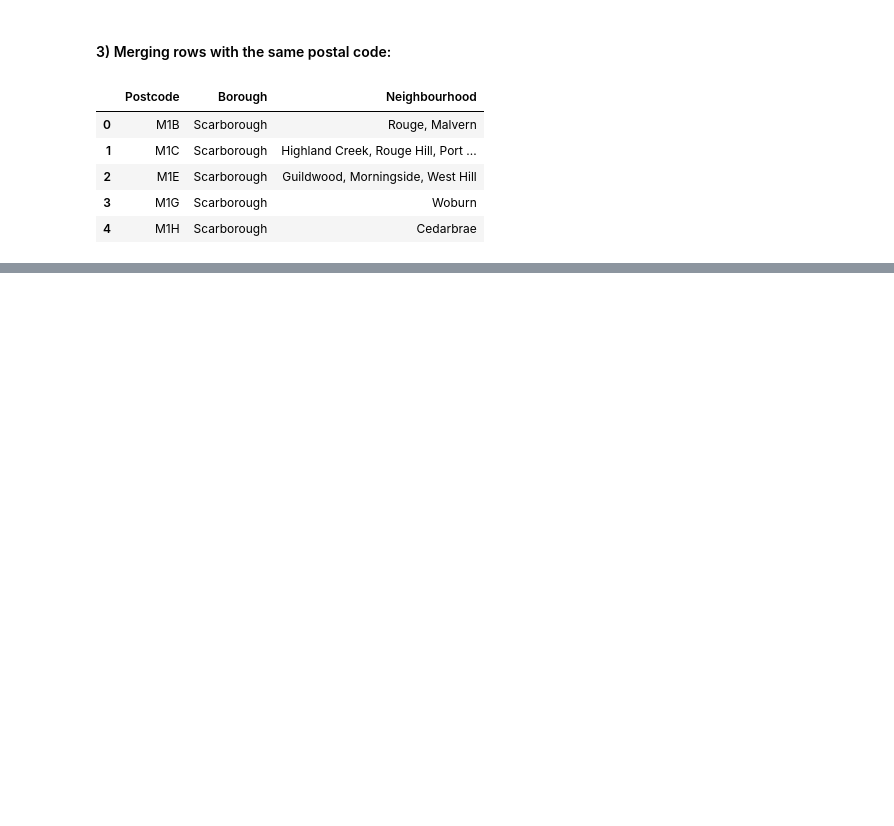
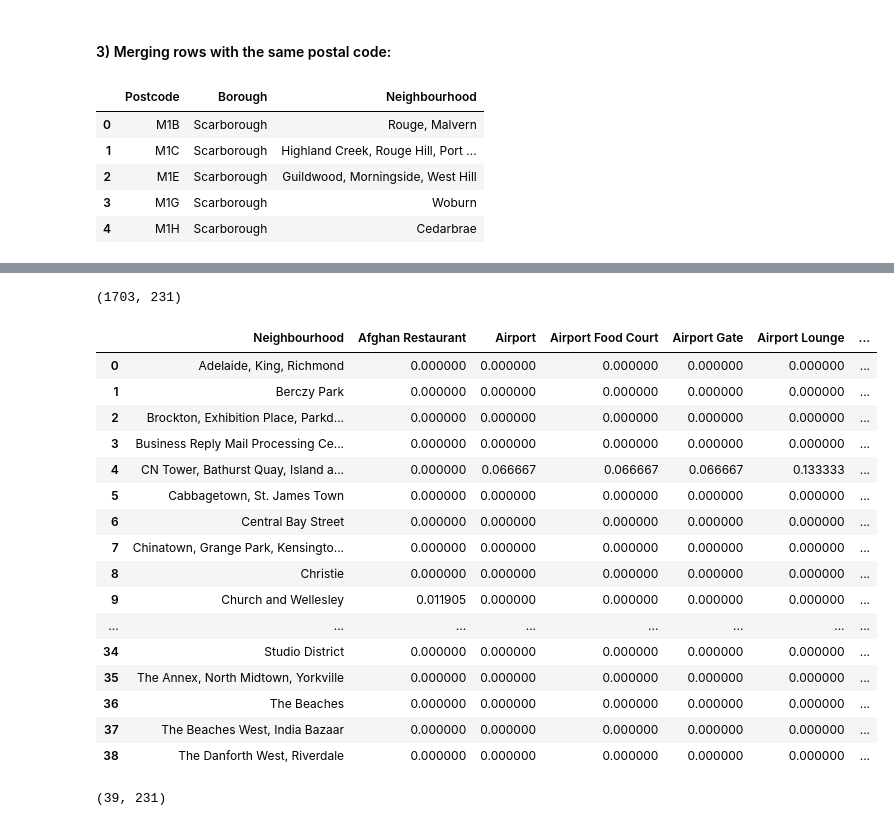
Before and after one commit to malegremoreno/Applied-Data-Science-Capstone-Project, a Jupyter notebook: MAM Capstone Project W3.ipynb, the cells around one changed output, grey strips where cells are left out. Drawn from its saved outputs; the diff is of its cells as text; code cells hidden in the pictures; blank space fills up the shorter version.

Commit message:
Published from Watson Studio.

```diff
--- a/MAM Capstone Project W3.ipynb
+++ b/MAM Capstone Project W3.ipynb
@@ -92,0 +169,3 @@ Canada_PC.shape[0]
+# %%
+Tor_Geo = Can_Geo[Can_Geo["Borough"].str.contains("Toronto")].reset_index(drop=True)
+Tor_Geo.head()
@@ -92,0 +196,19 @@ Canada_PC.shape[0]
+# %%
+# Creating a map of Toronto using its latitude and longitude
+map_toronto = folium.Map(location=[latitude, longitude], zoom_start=12)
+
+# Including neighbourhoods markers to the map
+for lat, lng, borough, neighborhood in zip(Tor_Geo['Latitude'], Tor_Geo['Longitude'], Tor_Geo['Borough'], Tor_Geo['Neighbourhood']):
+    label = '{}, {}'.format(neighborhood, borough)
+    label = folium.Popup(label, parse_html=True)
+    folium.CircleMarker(
+        [lat, lng],
+        radius=5,
+        popup=label,
+        color='blue',
+        fill=True,
+        fill_color='#3186cc',
+        fill_opacity=0.7,
+        parse_html=False).add_to(map_toronto)
+
+map_toronto
@@ -92,0 +263,3 @@ Canada_PC.shape[0]
+# %%
+# Using the function to obtain Toronto's venues:
+Tor_Ven = getNearbyVenues(names=Tor_Geo['Neighbourhood'], latitudes=Tor_Geo['Latitude'], longitudes=Tor_Geo['Longitude'])
@@ -92,0 +323,12 @@ Canada_PC.shape[0]
+# %%
+# One hot encoding the venue categories:
+Tor_OH = pd.get_dummies(Tor_Ven[['Venue Category']], prefix="", prefix_sep="")
+
+# Adding neighbourhood column back to the dataframe:
+Tor_OH['Neighbourhood'] = Tor_Ven['Neighbourhood']
+
+# Moving neighbourhood column to the first column:
+fixed_columns = [Tor_OH.columns[-1]] + list(Tor_OH.columns[:-1])
+Tor_OH = Tor_OH[fixed_columns]
+
+Tor_OH.head()
@@ -92,0 +342,30 @@ Canada_PC.shape[0]
+# %%
+Tor_OH.shape
+# %% [output]
+(1703, 231)
+# %%
+# Obtaining the mean value for each category of venue within the different neighbourhoods:
+Tor_Group = Tor_OH.groupby('Neighbourhood').mean().reset_index()
+Tor_Group
+# %% [output]
+|  | Neighbourhood | Afghan Restaurant | Airport | Airport Food Court | Airport Gate | Airport Lounge | ... |
+| 0 | Adelaide, King, Richmond | 0.000000 | 0.000000 | 0.000000 | 0.000000 | 0.000000 | ... |
+| 1 | Berczy Park | 0.000000 | 0.000000 | 0.000000 | 0.000000 | 0.000000 | ... |
+| 2 | Brockton, Exhibition Place, Parkd... | 0.000000 | 0.000000 | 0.000000 | 0.000000 | 0.000000 | ... |
+| 3 | Business Reply Mail Processing Ce... | 0.000000 | 0.000000 | 0.000000 | 0.000000 | 0.000000 | ... |
+| 4 | CN Tower, Bathurst Quay, Island a... | 0.000000 | 0.066667 | 0.066667 | 0.066667 | 0.133333 | ... |
+| 5 | Cabbagetown, St. James Town | 0.000000 | 0.000000 | 0.000000 | 0.000000 | 0.000000 | ... |
+| 6 | Central Bay Street | 0.000000 | 0.000000 | 0.000000 | 0.000000 | 0.000000 | ... |
+| 7 | Chinatown, Grange Park, Kensingto... | 0.000000 | 0.000000 | 0.000000 | 0.000000 | 0.000000 | ... |
+| 8 | Christie | 0.000000 | 0.000000 | 0.000000 | 0.000000 | 0.000000 | ... |
+| 9 | Church and Wellesley | 0.011905 | 0.000000 | 0.000000 | 0.000000 | 0.000000 | ... |
+| ... | ... | ... | ... | ... | ... | ... | ... |
+| 34 | Studio District | 0.000000 | 0.000000 | 0.000000 | 0.000000 | 0.000000 | ... |
+| 35 | The Annex, North Midtown, Yorkville | 0.000000 | 0.000000 | 0.000000 | 0.000000 | 0.000000 | ... |
+| 36 | The Beaches | 0.000000 | 0.000000 | 0.000000 | 0.000000 | 0.000000 | ... |
+| 37 | The Beaches West, India Bazaar | 0.000000 | 0.000000 | 0.000000 | 0.000000 | 0.000000 | ... |
+| 38 | The Danforth West, Riverdale | 0.000000 | 0.000000 | 0.000000 | 0.000000 | 0.000000 | ... |
+# %%
+Tor_Group.shape
+# %% [output]
+(39, 231)
```
Also changed, not shown: parts of 45 cells of this notebook.
